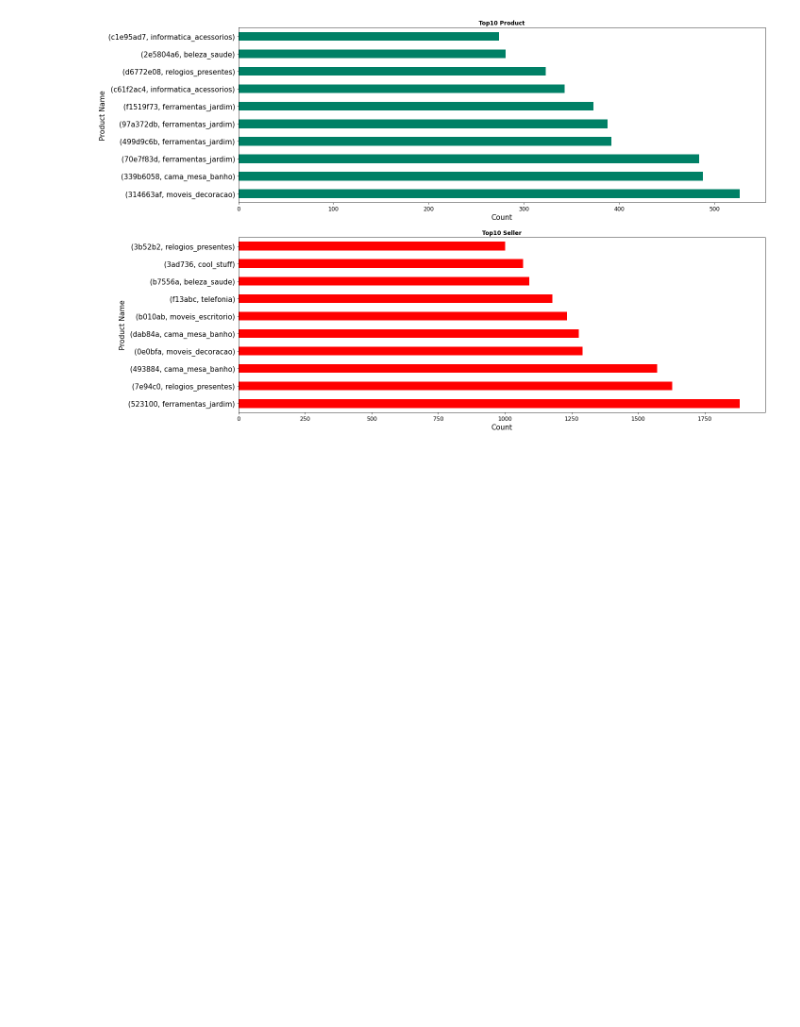
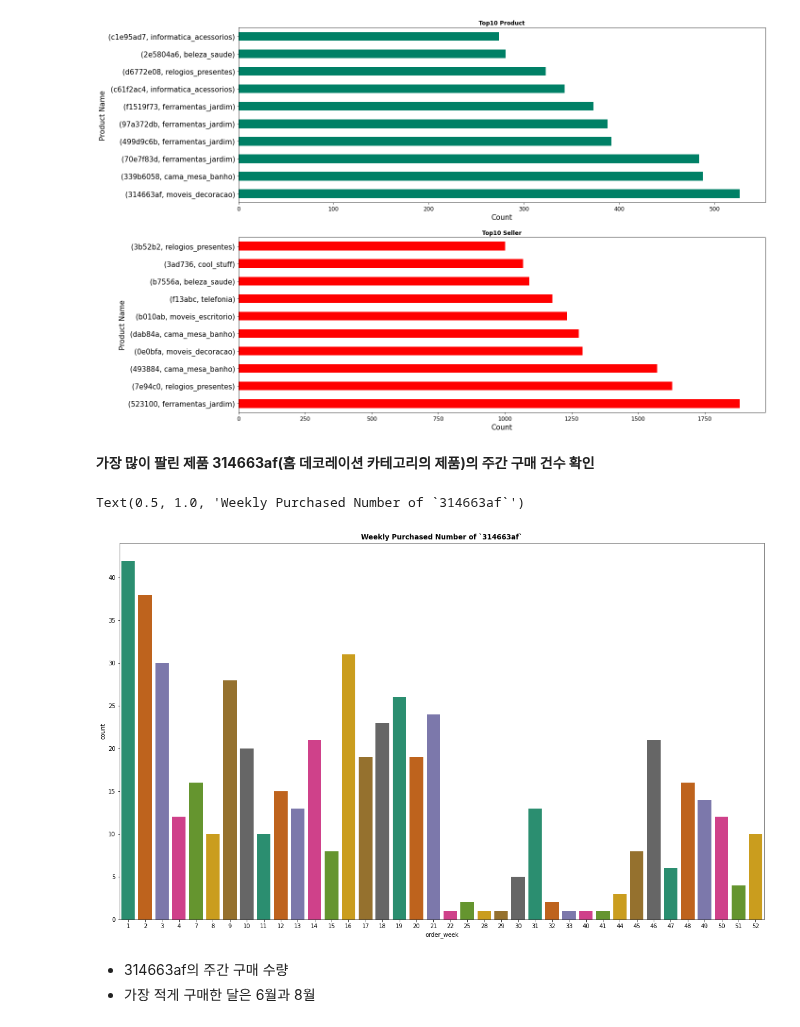
Before and after one commit to hyuuunn/Project, a Jupyter notebook: 1_project/Brazilian E-Commerce3.ipynb, the cells around one changed output. Cells and saved outputs as stored; diff of their text form; code cells hidden in the pictures; blank space fills up the shorter version.

```diff
--- a/1_project/Brazilian E-Commerce3.ipynb
+++ b/1_project/Brazilian E-Commerce3.ipynb
@@ -406,3 +414,21 @@ ax2.xaxis.set_tick_params(labelsize=12)
 ax2.yaxis.set_tick_params(labelsize=15)
 # %% [output]
 [figure]
+# %% [markdown]
+**가장 많이 팔린 제품 314663af(홈 데코레이션 카테고리의 제품)의  주간 구매 건수 확인**
+# %%
+# First creating new feature of weeks
+product_orders['order_week']= pd.to_datetime(product_orders['order_purchase_timestamp'],
+                                            format='%Y-%m-%d').dt.isocalendar().week
+# %%
+plt.figure(figsize=(20,12))
+sns.countplot('order_week', data=product_orders[product_orders['product_id_shorten']==
+                                        '314663af'], palette='Dark2', linewidth=5)\
+                                        .set_title('Weekly Purchased Number of `314663af`'
+                                                   ,fontweight='bold')
+# %% [output]
+Text(0.5, 1.0, 'Weekly Purchased Number of `314663af`')
+[figure, added]
+# %% [markdown]
+- 314663af의 주간 구매 수량
+- 가장 적게 구매한 달은 6월과 8월
```
Also changed, not shown: parts of 25 cells of this notebook.
